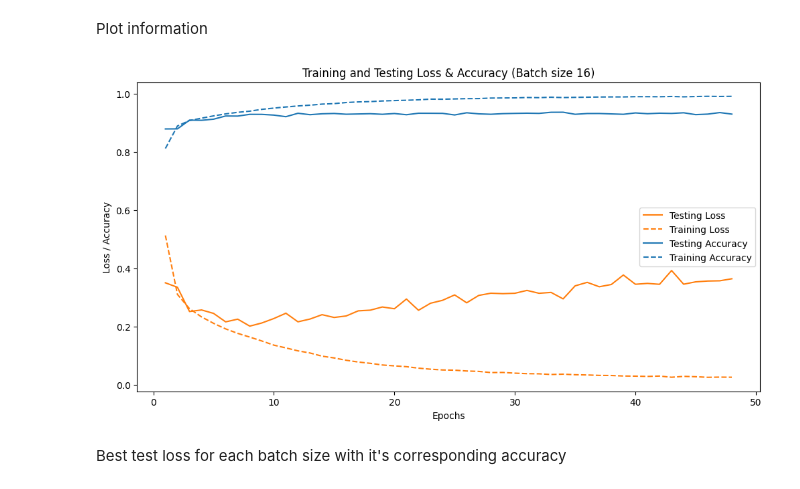
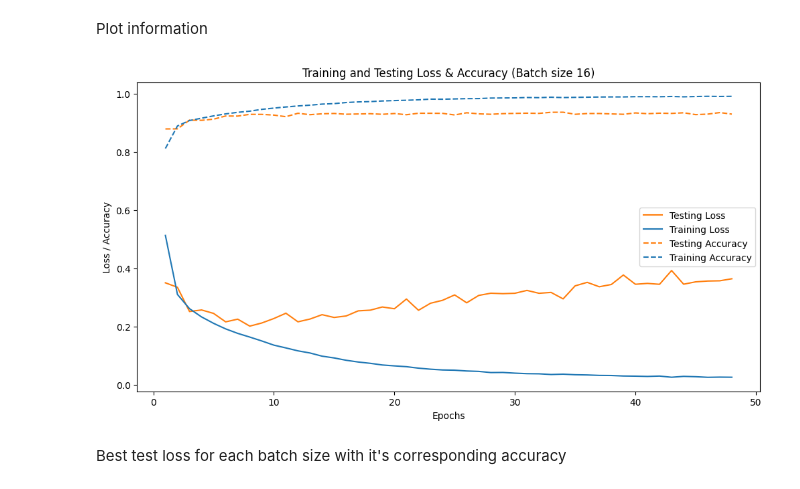
Before and after one commit to AlphaeusNg/Optimizing-FashionMNIST-Apparel-Recognition-Customised-Neural-Network-Architecture-Design, a Jupyter notebook: mobile_net.ipynb, the cells around one changed output. Cells and saved outputs as stored; diff of their text form; code cells hidden in the pictures.

```diff
--- a/mobile_net.ipynb
+++ b/mobile_net.ipynb
@@ -287,36 +295,36 @@ batch_size_to_display = 16
 
 # Get the data for the specified batch size
 te_loss = batch_te_info[batch_size_to_display]["loss"]
 te_acc = batch_te_info[batch_size_to_display]["acc"]
 tr_loss = batch_tr_info[batch_size_to_display]["loss"]
 tr_acc = batch_tr_info[batch_size_to_display]["acc"]
 
 # Create a single plot with combined training and testing information
 plt.figure(figsize=(12, 6))
 
 orange = 'tab:orange'  # Shades of orange
 blue = 'tab:blue'  # An opposing color to orange
 
 # Plot testing loss (shades of orange)
 plt.plot(range(1, len(te_loss) + 1), te_loss, label=f'Testing Loss', color=orange)
 
 # Plot training loss (shades of orange, different linestyle)
-plt.plot(range(1, len(te_loss) + 1), tr_loss, label=f'Training Loss', linestyle='--', color=orange)
+plt.plot(range(1, len(te_loss) + 1), tr_loss, label=f'Training Loss', color=blue)
 
 # Plot testing accuracy (shades of an opposing color)
-plt.plot(range(1, len(te_loss) + 1), te_acc, label=f'Testing Accuracy', color=blue)
+plt.plot(range(1, len(te_loss) + 1), te_acc, label=f'Testing Accuracy', linestyle='--', color=orange)
 
 # Plot training accuracy (shades of an opposing color, different linestyle)
 plt.plot(range(1, len(te_loss) + 1), tr_acc, label=f'Training Accuracy', linestyle='--', color=blue)
 
 plt.xlabel('Epochs')
 plt.ylabel('Loss / Accuracy')
 plt.title('Training and Testing Loss & Accuracy (Batch size 16)')
 plt.legend()
 
 plt.show()
 # %% [output]
-[figure, old version]
+[figure, new version]
 # %% [markdown]
 Best test loss for each batch size with it's corresponding accuracy
 # %%
```
Also changed, not shown: parts of 9 cells of this notebook, 1 other file.
